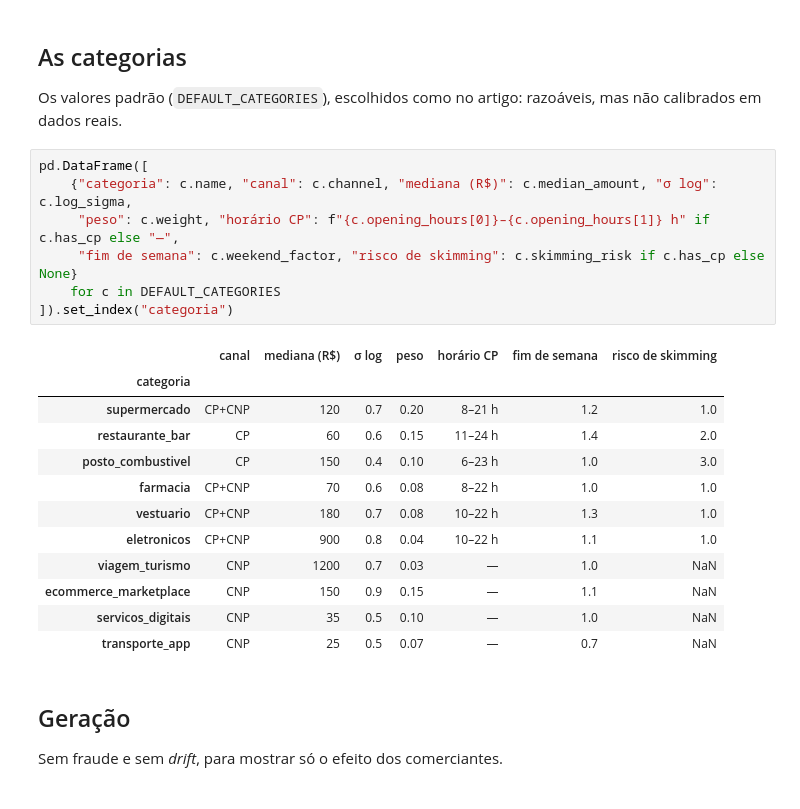
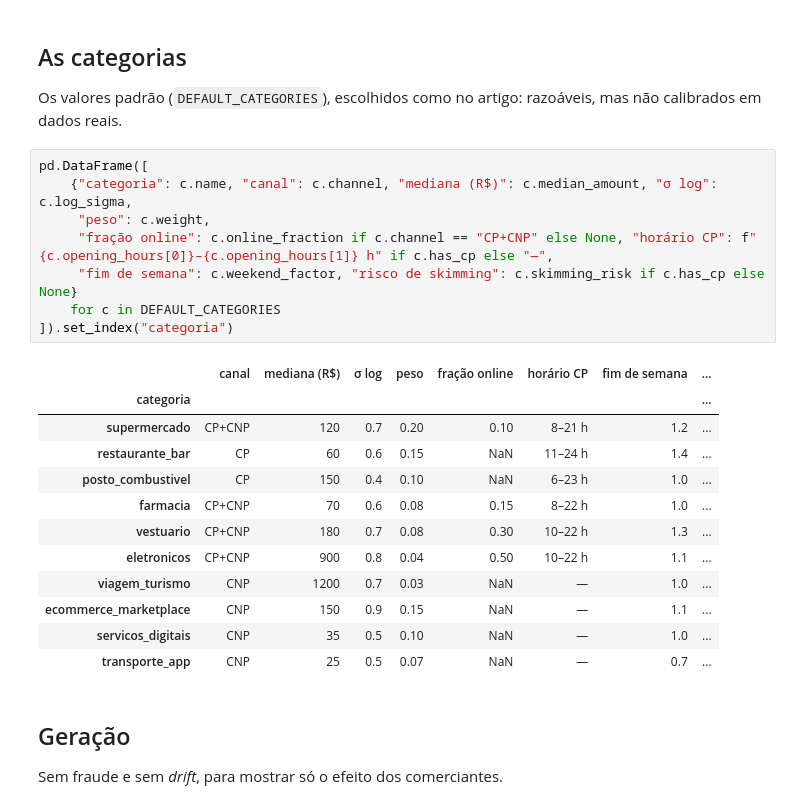
Before and after one commit to alexandreclem/synccfd, a Jupyter notebook: examples/merchants.ipynb, the cells around one changed output. Cells and saved outputs as stored; diff of their text form.

```diff
--- a/examples/merchants.ipynb
+++ b/examples/merchants.ipynb
@@ -57,23 +58,24 @@ calibrados em dados reais.
 # %%
 pd.DataFrame([
     {"categoria": c.name, "canal": c.channel, "mediana (R$)": c.median_amount, "σ log": c.log_sigma,
-     "peso": c.weight, "horário CP": f"{c.opening_hours[0]}–{c.opening_hours[1]} h" if c.has_cp else "—",
+     "peso": c.weight,
+     "fração online": c.online_fraction if c.channel == "CP+CNP" else None, "horário CP": f"{c.opening_hours[0]}–{c.opening_hours[1]} h" if c.has_cp else "—",
      "fim de semana": c.weekend_factor, "risco de skimming": c.skimming_risk if c.has_cp else None}
     for c in DEFAULT_CATEGORIES
 ]).set_index("categoria")
 # %% [output]
-|  | canal | mediana (R$) | σ log | peso | horário CP | fim de semana | risco de skimming |
-| categoria |  |  |  |  |  |  |  |
-| supermercado | CP+CNP | 120 | 0.7 | 0.20 | 8–21 h | 1.2 | 1.0 |
-| restaurante_bar | CP | 60 | 0.6 | 0.15 | 11–24 h | 1.4 | 2.0 |
-| posto_combustivel | CP | 150 | 0.4 | 0.10 | 6–23 h | 1.0 | 3.0 |
-| farmacia | CP+CNP | 70 | 0.6 | 0.08 | 8–22 h | 1.0 | 1.0 |
-| vestuario | CP+CNP | 180 | 0.7 | 0.08 | 10–22 h | 1.3 | 1.0 |
-| eletronicos | CP+CNP | 900 | 0.8 | 0.04 | 10–22 h | 1.1 | 1.0 |
-| viagem_turismo | CNP | 1200 | 0.7 | 0.03 | — | 1.0 | NaN |
-| ecommerce_marketplace | CNP | 150 | 0.9 | 0.15 | — | 1.1 | NaN |
-| servicos_digitais | CNP | 35 | 0.5 | 0.10 | — | 1.0 | NaN |
-| transporte_app | CNP | 25 | 0.5 | 0.07 | — | 0.7 | NaN |
+|  | canal | mediana (R$) | σ log | peso | fração online | horário CP | fim de semana | ... |
+| categoria |  |  |  |  |  |  |  | ... |
+| supermercado | CP+CNP | 120 | 0.7 | 0.20 | 0.10 | 8–21 h | 1.2 | ... |
+| restaurante_bar | CP | 60 | 0.6 | 0.15 | NaN | 11–24 h | 1.4 | ... |
+| posto_combustivel | CP | 150 | 0.4 | 0.10 | NaN | 6–23 h | 1.0 | ... |
+| farmacia | CP+CNP | 70 | 0.6 | 0.08 | 0.15 | 8–22 h | 1.0 | ... |
+| vestuario | CP+CNP | 180 | 0.7 | 0.08 | 0.30 | 10–22 h | 1.3 | ... |
+| eletronicos | CP+CNP | 900 | 0.8 | 0.04 | 0.50 | 10–22 h | 1.1 | ... |
+| viagem_turismo | CNP | 1200 | 0.7 | 0.03 | NaN | — | 1.0 | ... |
+| ecommerce_marketplace | CNP | 150 | 0.9 | 0.15 | NaN | — | 1.1 | ... |
+| servicos_digitais | CNP | 35 | 0.5 | 0.10 | NaN | — | 1.0 | ... |
+| transporte_app | CNP | 25 | 0.5 | 0.07 | NaN | — | 0.7 | ... |
 # %% [markdown]
 ## Geração
 
```
Also changed, not shown: parts of 5 cells of this notebook, 13 other files.
